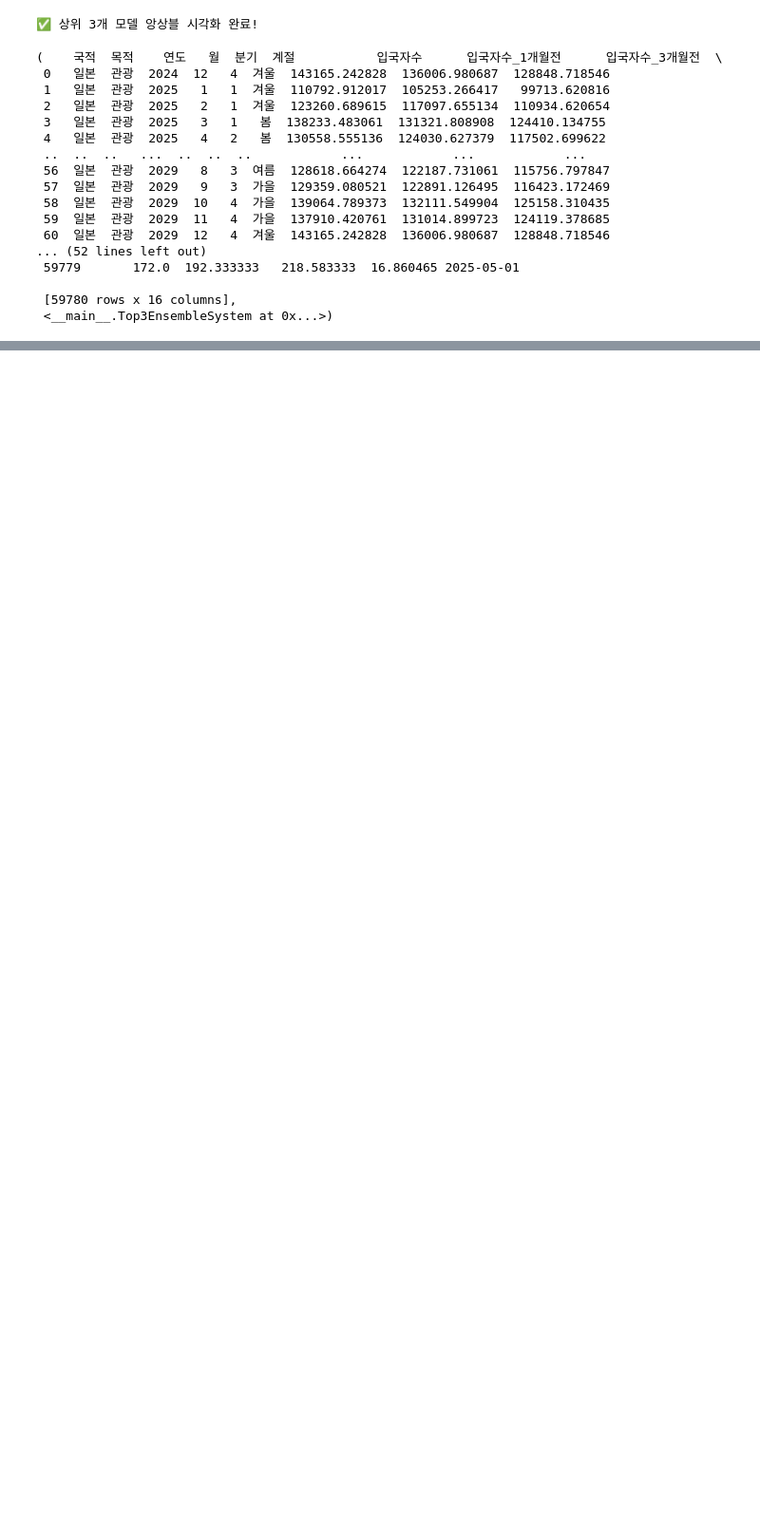
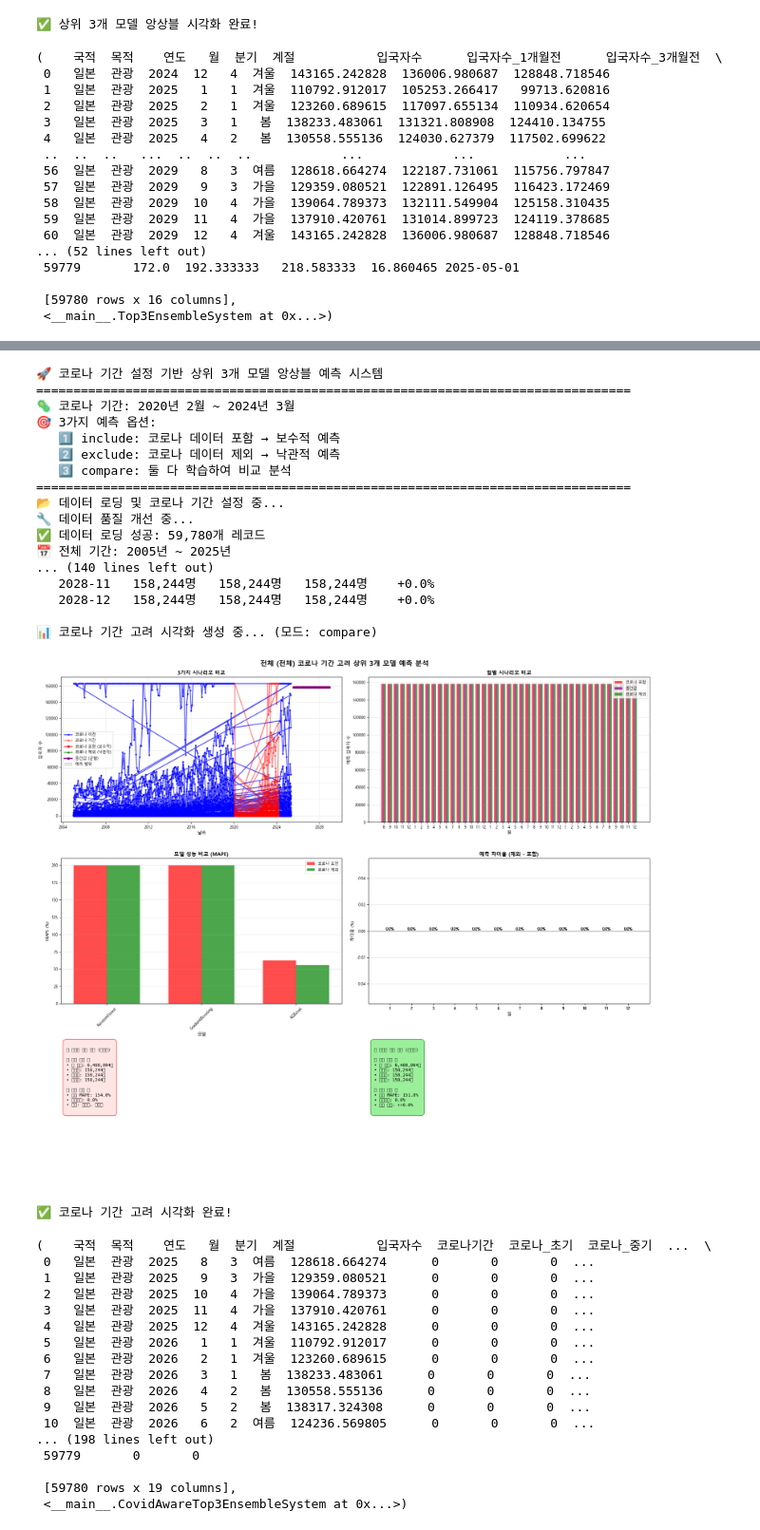
Before and after one commit to codingSsakAi/1stProject, a Jupyter notebook: jun/모델링/머닝러신 실제 모델링.ipynb, the cells around one changed output, grey strips where cells are left out. Shown at 95% size. Saved outputs shown, nothing was run; the diff lists cells and outputs as text; code cells hidden in the pictures; blank space fills up the shorter version.

```diff
--- a/jun/모델링/머닝러신 실제 모델링.ipynb
+++ b/jun/모델링/머닝러신 실제 모델링.ipynb
@@ -6673,0 +11156,39 @@ interactive_top3_forecast()
+# %%
+interactive_covid_aware_forecast()
+# %% [output]
+🚀 코로나 기간 설정 기반 상위 3개 모델 앙상블 예측 시스템
+================================================================================
+🦠 코로나 기간: 2020년 2월 ~ 2024년 3월
+🎯 3가지 예측 옵션:
+   1️⃣ include: 코로나 데이터 포함 → 보수적 예측
+   2️⃣ exclude: 코로나 데이터 제외 → 낙관적 예측
+   3️⃣ compare: 둘 다 학습하여 비교 분석
+================================================================================
+📂 데이터 로딩 및 코로나 기간 설정 중...
+🔧 데이터 품질 개선 중...
+✅ 데이터 로딩 성공: 59,780개 레코드
+📅 전체 기간: 2005년 ~ 2025년
+... (140 lines left out)
+   2028-11   158,244명   158,244명   158,244명    +0.0%
+   2028-12   158,244명   158,244명   158,244명    +0.0%
+
+📊 코로나 기간 고려 시각화 생성 중... (모드: compare)
+[figure, added]
+✅ 코로나 기간 고려 시각화 완료!
+(    국적  목적    연도   월  분기  계절           입국자수  코로나기간  코로나_초기  코로나_중기  ...  \
+ 0   일본  관광  2025   8   3  여름  128618.664274      0       0       0  ...
+ 1   일본  관광  2025   9   3  가을  129359.080521      0       0       0  ...
+ 2   일본  관광  2025  10   4  가을  139064.789373      0       0       0  ...
+ 3   일본  관광  2025  11   4  가을  137910.420761      0       0       0  ...
+ 4   일본  관광  2025  12   4  겨울  143165.242828      0       0       0  ...
+ 5   일본  관광  2026   1   1  겨울  110792.912017      0       0       0  ...
+ 6   일본  관광  2026   2   1  겨울  123260.689615      0       0       0  ...
+ 7   일본  관광  2026   3   1   봄  138233.483061      0       0       0  ...
+ 8   일본  관광  2026   4   2   봄  130558.555136      0       0       0  ...
+ 9   일본  관광  2026   5   2   봄  138317.324308      0       0       0  ...
+ 10  일본  관광  2026   6   2  여름  124236.569805      0       0       0  ...
+... (198 lines left out)
+ 59779       0       0
+
+ [59780 rows x 19 columns],
+ <__main__.CovidAwareTop3EnsembleSystem at 0x...>)
```
Also changed, not shown: parts of 14 cells of this notebook, 1 other file.
